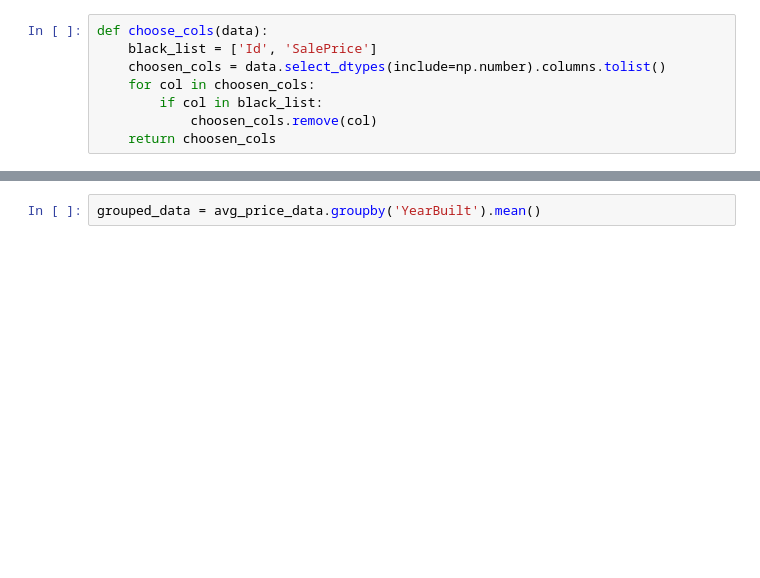
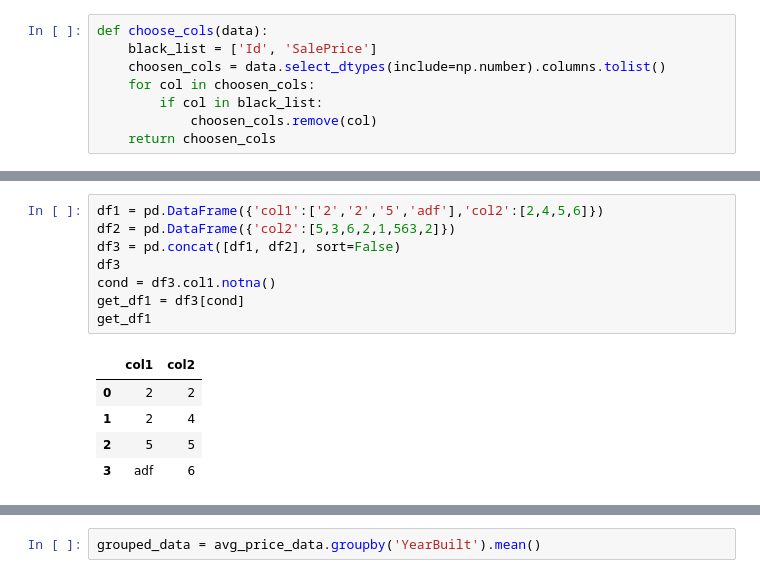
Before and after one commit to WolakT/house_prices, a Jupyter notebook: House prices.ipynb, the cells around one changed output, grey strips where cells are left out. Drawn from its saved outputs; the diff is of its cells as text; blank space fills up the shorter version.

```diff
--- a/House prices.ipynb
+++ b/House prices.ipynb
@@ -136 +186,15 @@ def make_prediction( model, test_data, train_data):
+# %%
+df1 = pd.DataFrame({'col1':['2','2','5','adf'],'col2':[2,4,5,6]})
+df2 = pd.DataFrame({'col2':[5,3,6,2,1,563,2]})
+df3 = pd.concat([df1, df2], sort=False)
+df3
+cond = df3.col1.notna()
+get_df1 = df3[cond]
+get_df1
+# %% [output]
+|  | col1 | col2 |
+| 0 | 2 | 2 |
+| 1 | 2 | 4 |
+| 2 | 5 | 5 |
+| 3 | adf | 6 |
 # %%
```
Also changed, not shown: parts of 8 cells of this notebook, 2 other files.
